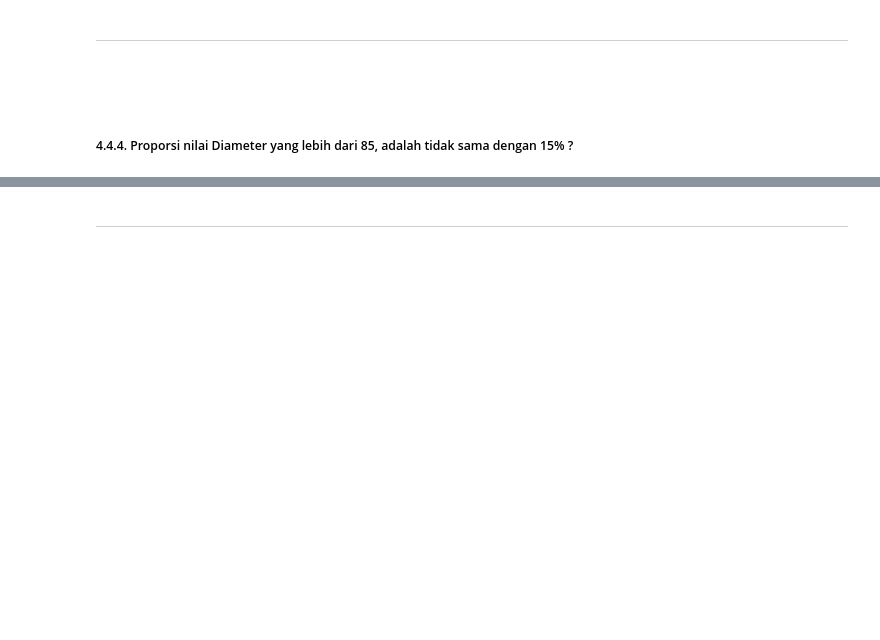
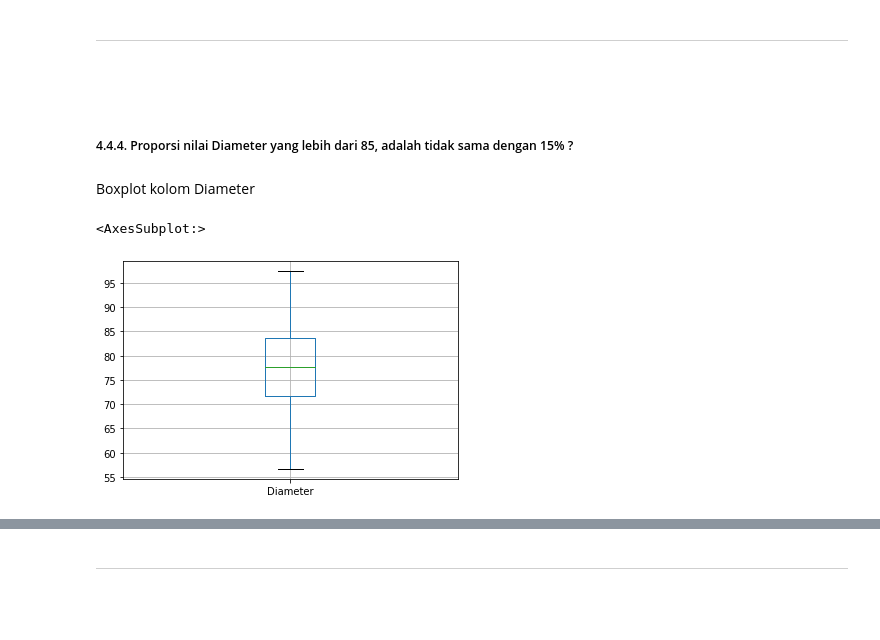
Before and after one commit to Lock1/IF2220-Probstat, a Jupyter notebook: TubesProbstat.ipynb, the cells around one changed output, grey strips where cells are left out. Drawn from its saved outputs; the diff is of its cells as text; code cells hidden in the pictures; blank space fills up the shorter version.

````diff
--- a/TubesProbstat.ipynb
+++ b/TubesProbstat.ipynb
@@ -905,6 +907,13 @@ Nilai $z$ yang dihitung dari uji statistik menunjukan bahwa $z$ terletak pada da
 ```
 # %% [markdown]
 ##### 4.4.4. Proporsi nilai Diameter yang lebih dari 85, adalah tidak sama dengan 15% ?
+# %% [markdown]
+Boxplot kolom Diameter
+# %%
+dataset.boxplot(["Diameter"])
+# %% [output]
+<AxesSubplot:>
+[figure, added]
 # %% [markdown]
 1. **Hipotesis nol**
 
````
Also changed, not shown: parts of 20 cells of this notebook.
